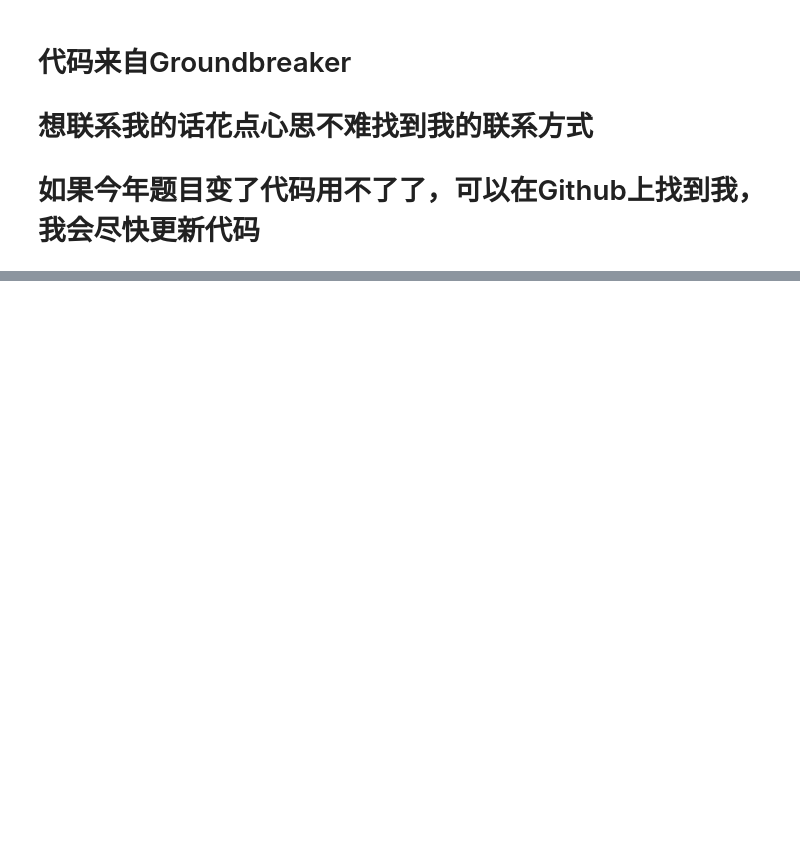
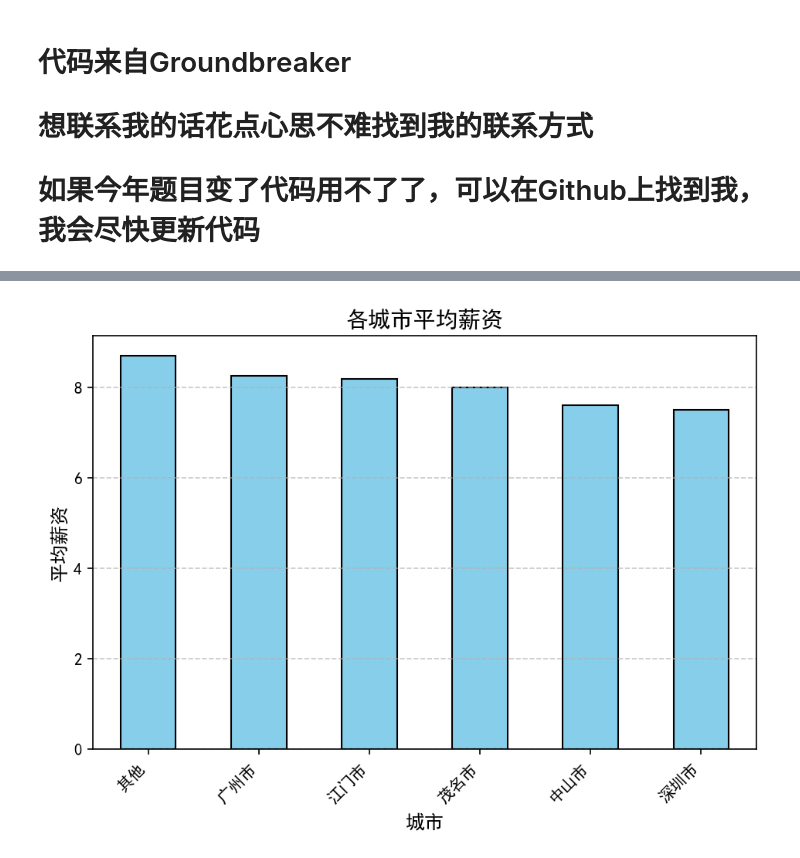
Before and after one commit to GroundbreakerLhy/HNU_CrawlerAssignments, a Jupyter notebook: 电影票房排行榜数据爬取——理科/data_analysis.ipynb, the cells around one changed output, grey strips where cells are left out. Drawn from its saved outputs; the diff is of its cells as text; code cells hidden in the pictures; blank space fills up the shorter version.

```diff
--- a/电影票房排行榜数据爬取——理科/data_analysis.ipynb
+++ b/电影票房排行榜数据爬取——理科/data_analysis.ipynb
@@ -54,9 +86,14 @@ df["City"] = df["Location"].apply(
 )
 # %%
 plt.figure(dpi=150)
-plt.title("各城市平均薪资")
-df.groupby("City")["Salary mid"].mean().sort_values(ascending=False).plot.bar()
-plt.ylabel("平均薪资")
-plt.xlabel("城市")
+plt.title("各城市平均薪资", fontsize=14, fontweight='bold')
+df.groupby("City")["Salary mid"].mean().sort_values(ascending=False).plot.bar(color='skyblue', edgecolor='black')
+plt.ylabel("平均薪资", fontsize=12)
+plt.xlabel("城市", fontsize=12)
+plt.xticks(rotation=45, ha="right", fontsize=10)
+plt.yticks(fontsize=10)
+plt.grid(axis='y', linestyle='--', alpha=0.7)
 plt.tight_layout()
 plt.savefig("各城市平均薪资.png")
+# %% [output]
+[figure, added]
```
Also changed, not shown: parts of 7 cells of this notebook, 6 other files.
